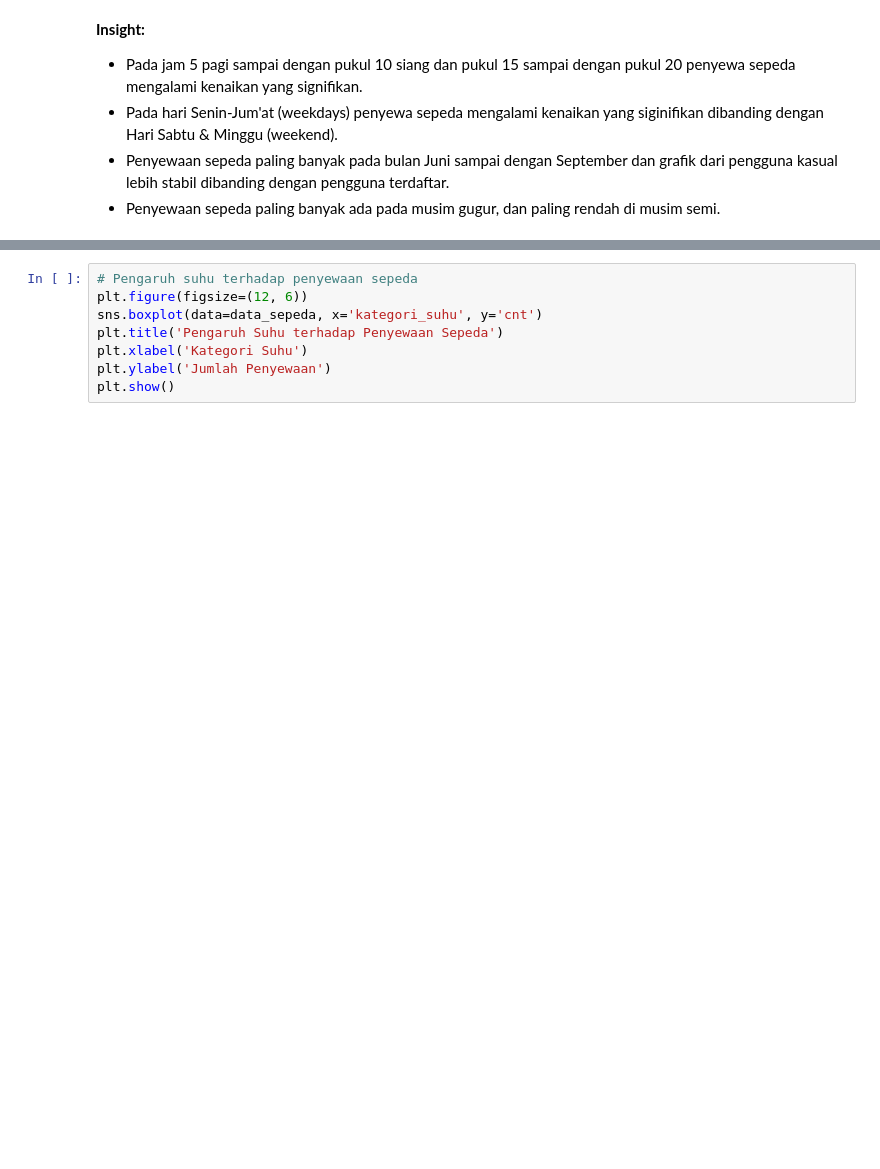
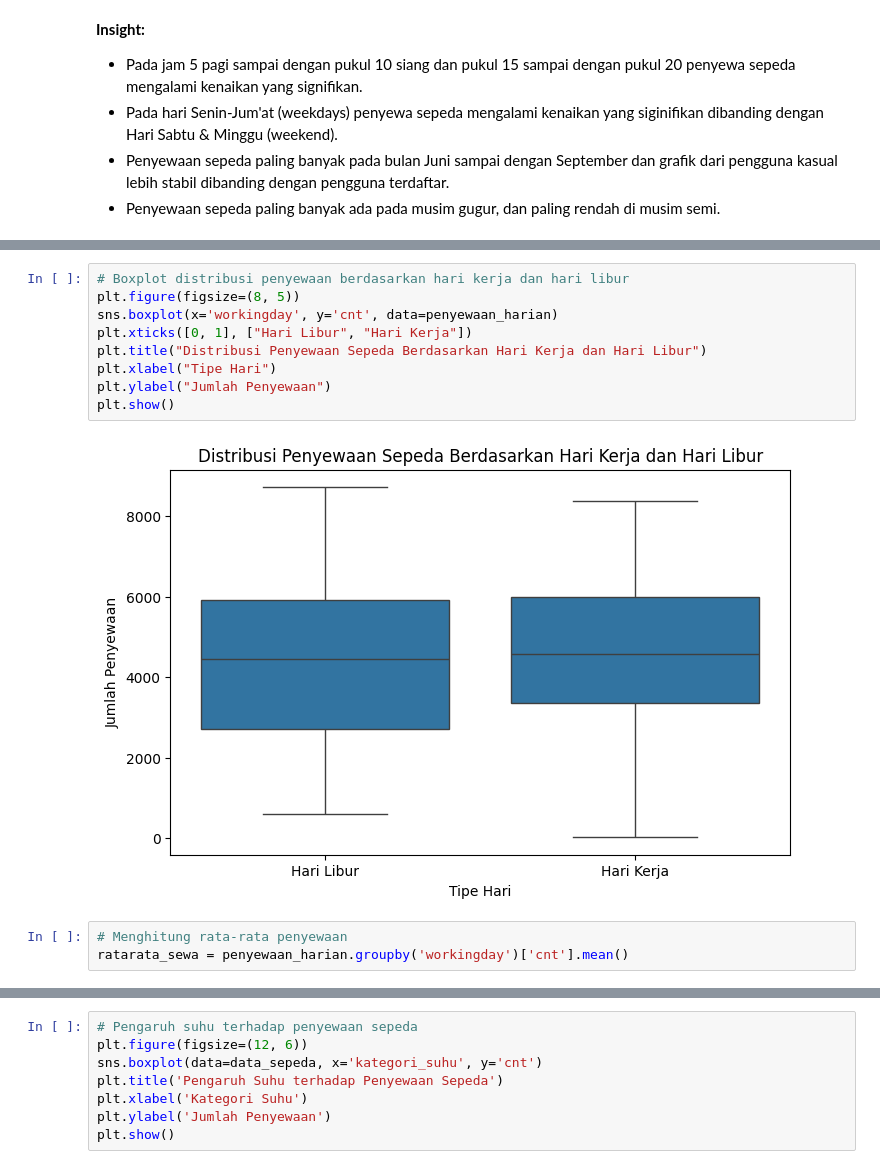
Before and after one commit to ferdiansakti/proyek_analisis_data, a Jupyter notebook: data/notebook.ipynb, the cells around one changed output, grey strips where cells are left out. Saved outputs shown, nothing was run; the diff lists cells and outputs as text; blank space fills up the shorter version.

```diff
--- a/data/notebook.ipynb
+++ b/data/notebook.ipynb
@@ -281,0 +315,14 @@ plt.show()
+# %%
+# Boxplot distribusi penyewaan berdasarkan hari kerja dan hari libur
+plt.figure(figsize=(8, 5))
+sns.boxplot(x='workingday', y='cnt', data=penyewaan_harian)
+plt.xticks([0, 1], ["Hari Libur", "Hari Kerja"])
+plt.title("Distribusi Penyewaan Sepeda Berdasarkan Hari Kerja dan Hari Libur")
+plt.xlabel("Tipe Hari")
+plt.ylabel("Jumlah Penyewaan")
+plt.show()
+# %% [output]
+[figure, added]
+# %%
+# Menghitung rata-rata penyewaan
+ratarata_sewa = penyewaan_harian.groupby('workingday')['cnt'].mean()
```
Also changed, not shown: parts of 14 cells of this notebook.
